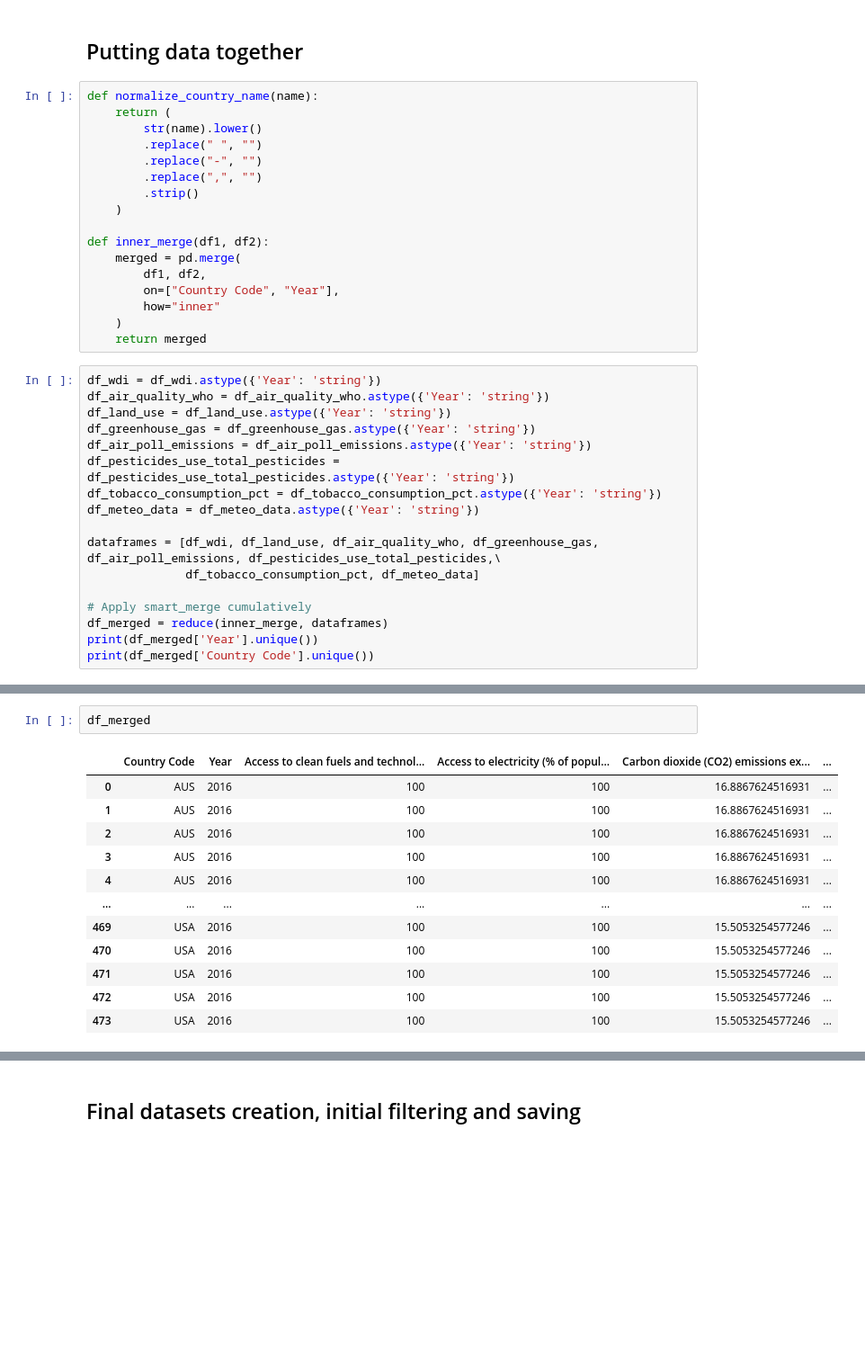
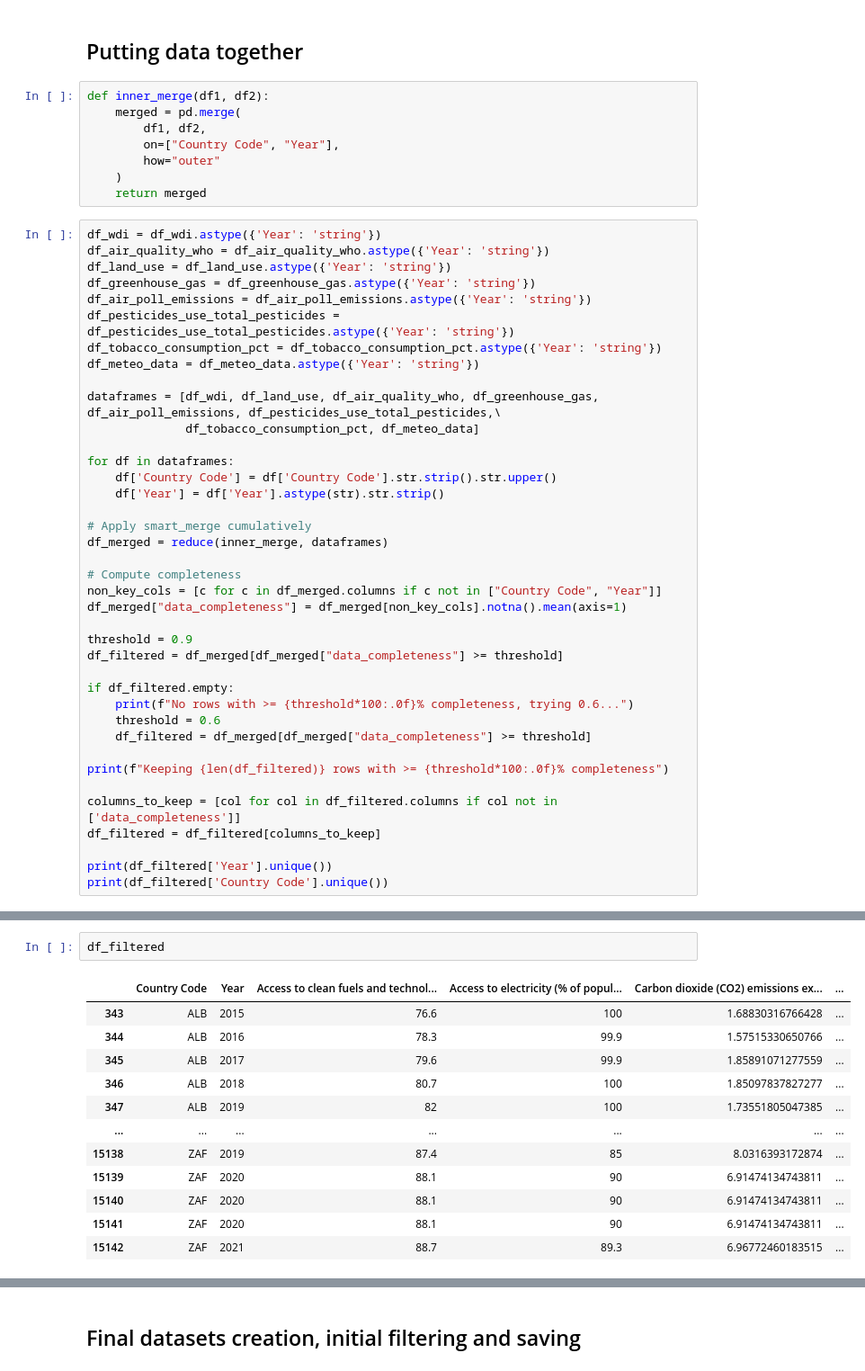
Before and after one commit to gitBugD/GML_RespiratoryDiseases, a Jupyter notebook: DataMerge.ipynb, the cells around one changed output, grey strips where cells are left out. Shown at 90% size. Drawn from its saved outputs; the diff is of its cells as text; blank space fills up the shorter version.

```diff
--- a/DataMerge.ipynb
+++ b/DataMerge.ipynb
@@ -589,20 +609,11 @@ array(['AFG', 'ALB', 'AND', 'ARE', 'ARG', 'AUS', 'AUT', 'BEL', 'BEN',
 # %% [markdown]
 ## Putting data together
 # %%
-def normalize_country_name(name):
-    return (
-        str(name).lower()
-        .replace(" ", "")
-        .replace("-", "")
-        .replace(",", "")
-        .strip()
-    )
-
 def inner_merge(df1, df2):
     merged = pd.merge(
         df1, df2,
         on=["Country Code", "Year"],
-        how="inner"
+        how="outer"
     )
     return merged
 # %%
@@ -618,8 +629,30 @@ df_meteo_data = df_meteo_data.astype({'Year': 'string'})
 dataframes = [df_wdi, df_land_use, df_air_quality_who, df_greenhouse_gas, df_air_poll_emissions, df_pesticides_use_total_pesticides,\
               df_tobacco_consumption_pct, df_meteo_data]
 
+for df in dataframes:
+    df['Country Code'] = df['Country Code'].str.strip().str.upper()
+    df['Year'] = df['Year'].astype(str).str.strip()
+
 # Apply smart_merge cumulatively
 df_merged = reduce(inner_merge, dataframes)
-print(df_merged['Year'].unique())
-print(df_merged['Country Code'].unique())
+
+# Compute completeness
+non_key_cols = [c for c in df_merged.columns if c not in ["Country Code", "Year"]]
+df_merged["data_completeness"] = df_merged[non_key_cols].notna().mean(axis=1)
+
+threshold = 0.9
+df_filtered = df_merged[df_merged["data_completeness"] >= threshold]
+
+if df_filtered.empty:
+    print(f"No rows with >= {threshold*100:.0f}% completeness, trying 0.6...")
+    threshold = 0.6
+    df_filtered = df_merged[df_merged["data_completeness"] >= threshold]
+
+print(f"Keeping {len(df_filtered)} rows with >= {threshold*100:.0f}% completeness")
+
+columns_to_keep = [col for col in df_filtered.columns if col not in ['data_completeness']]
+df_filtered = df_filtered[columns_to_keep]
+
+print(df_filtered['Year'].unique())
+print(df_filtered['Country Code'].unique())
 # %% [output]
@@ -632,15 +666,15 @@ Length: 7, dtype: string
 # %%
-df_merged
+df_filtered
 # %% [output]
 |  | Country Code | Year | Access to clean fuels and technol... | Access to electricity (% of popul... | Carbon dioxide (CO2) emissions ex... | ... |
-| 0 | AUS | 2016 | 100 | 100 | 16.8867624516931 | ... |
-| 1 | AUS | 2016 | 100 | 100 | 16.8867624516931 | ... |
-| 2 | AUS | 2016 | 100 | 100 | 16.8867624516931 | ... |
-| 3 | AUS | 2016 | 100 | 100 | 16.8867624516931 | ... |
-| 4 | AUS | 2016 | 100 | 100 | 16.8867624516931 | ... |
+| 343 | ALB | 2015 | 76.6 | 100 | 1.68830316766428 | ... |
+| 344 | ALB | 2016 | 78.3 | 99.9 | 1.57515330650766 | ... |
+| 345 | ALB | 2017 | 79.6 | 99.9 | 1.85891071277559 | ... |
+| 346 | ALB | 2018 | 80.7 | 100 | 1.85097837827277 | ... |
+| 347 | ALB | 2019 | 82 | 100 | 1.73551805047385 | ... |
 | ... | ... | ... | ... | ... | ... | ... |
-| 469 | USA | 2016 | 100 | 100 | 15.5053254577246 | ... |
-| 470 | USA | 2016 | 100 | 100 | 15.5053254577246 | ... |
-| 471 | USA | 2016 | 100 | 100 | 15.5053254577246 | ... |
-| 472 | USA | 2016 | 100 | 100 | 15.5053254577246 | ... |
-| 473 | USA | 2016 | 100 | 100 | 15.5053254577246 | ... |
+| 15138 | ZAF | 2019 | 87.4 | 85 | 8.0316393172874 | ... |
+| 15139 | ZAF | 2020 | 88.1 | 90 | 6.91474134743811 | ... |
+| 15140 | ZAF | 2020 | 88.1 | 90 | 6.91474134743811 | ... |
+| 15141 | ZAF | 2020 | 88.1 | 90 | 6.91474134743811 | ... |
+| 15142 | ZAF | 2021 | 88.7 | 89.3 | 6.96772460183515 | ... |
```
Also changed, not shown: parts of 6 cells of this notebook, 1 other file.
